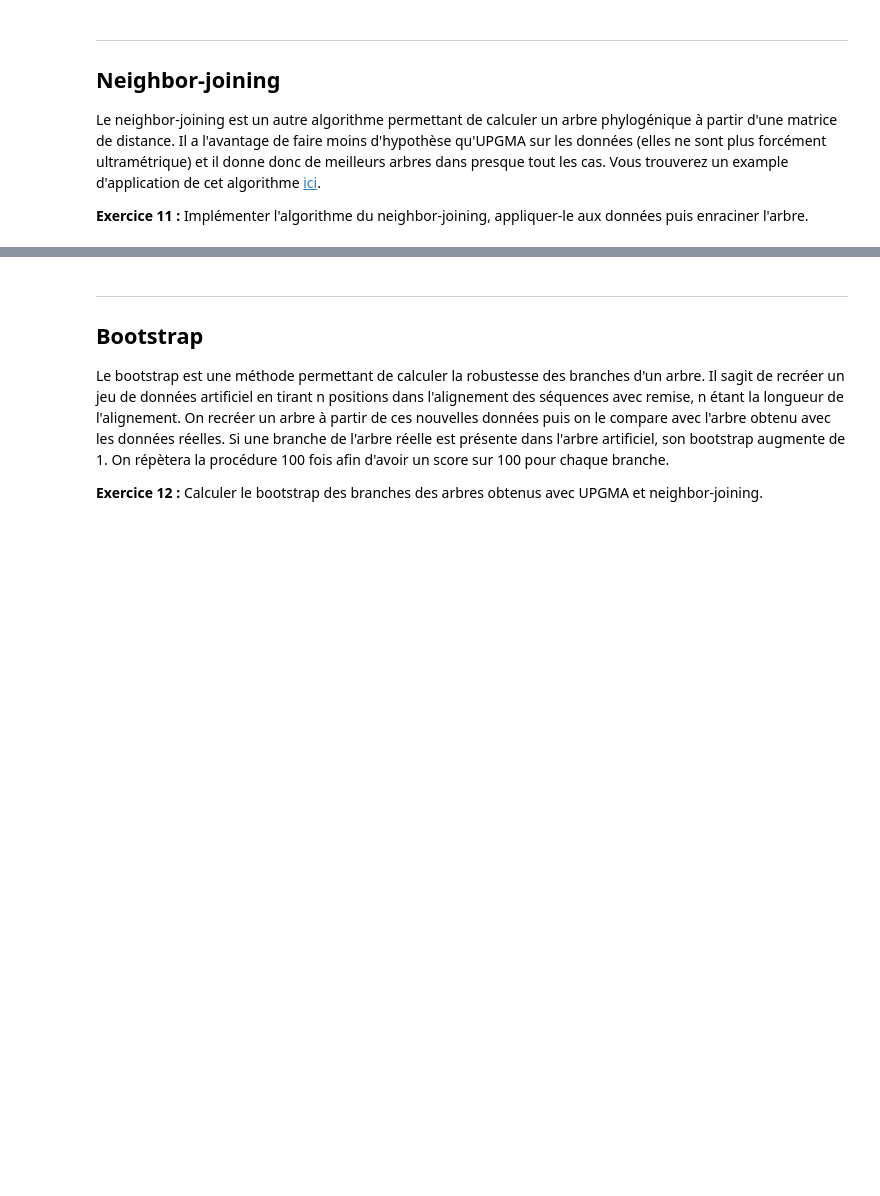
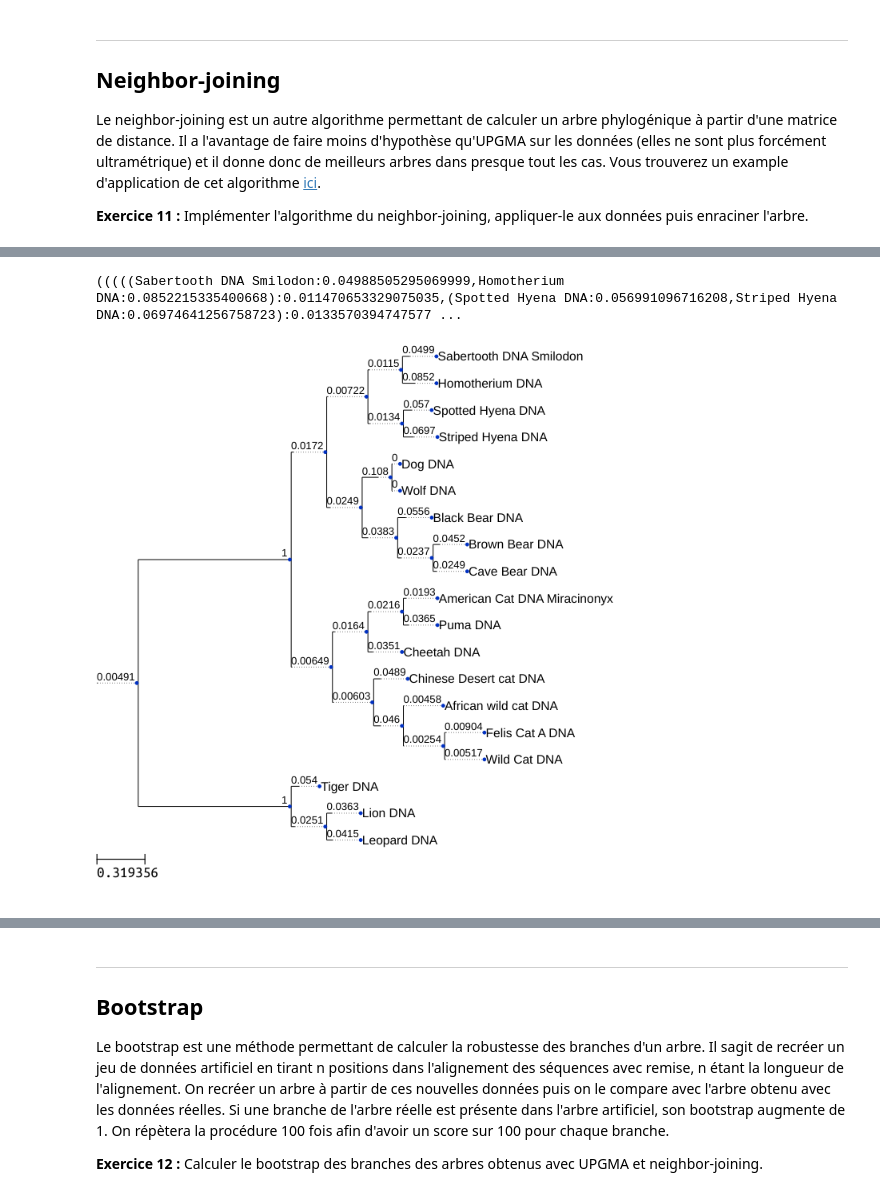
Before and after one commit to orthose/cat_phylo, a Jupyter notebook: projet_phylogenie.ipynb, the cells around one changed output, grey strips where cells are left out. Cells and saved outputs as stored; diff of their text form; code cells hidden in the pictures; blank space fills up the shorter version.

```diff
--- a/projet_phylogenie.ipynb
+++ b/projet_phylogenie.ipynb
@@ -695,0 +806,11 @@ Le neighbor-joining est un autre algorithme permettant de calculer un arbre phyl
+# %%
+# Matrice des distances selon le fichier brut et Needlman-Wunsh
+tree_fasta_nj = neighbor_joining(M1, list(fasta.keys()))
+print(tree_fasta_nj)
+t = Tree(tree_fasta_nj)
+ts = TreeStyle()
+ts.show_branch_length = True
+t.render('%%inline', w=183, units='mm', tree_style=ts)
+# %% [output]
+(((((Sabertooth DNA Smilodon:0.04988505295069999,Homotherium DNA:0.0852215335400668):0.011470653329075035,(Spotted Hyena DNA:0.056991096716208,Striped Hyena DNA:0.06974641256758723):0.0133570394747577 ...
+[figure, added]
```
Also changed, not shown: parts of 15 cells of this notebook.
